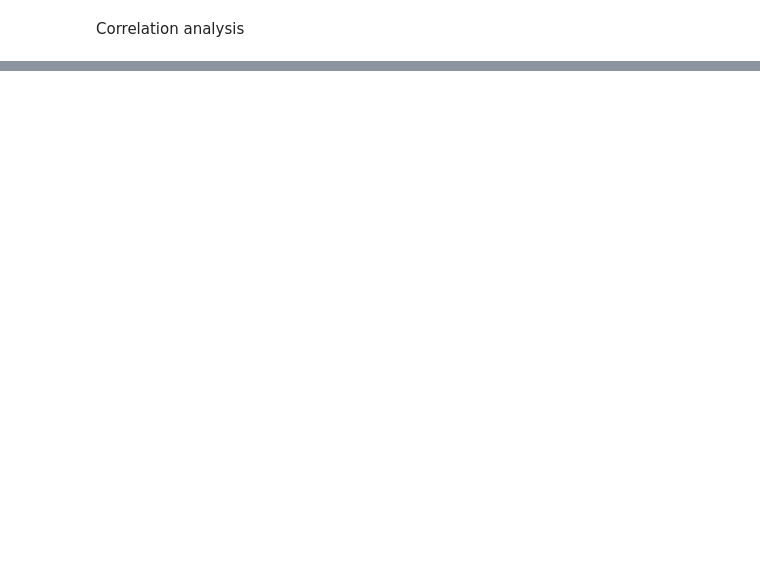
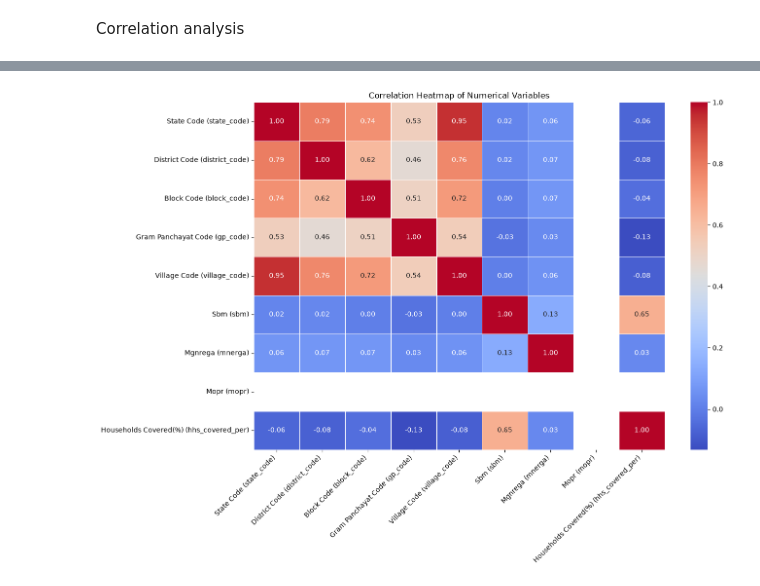
Before and after one commit to reginamary1995-max/Final-Project---Entry-App, a Jupyter notebook: Solid Waste management.ipynb, the cells around one changed output, grey strips where cells are left out. Drawn from its saved outputs; the diff is of its cells as text; code cells hidden in the pictures; blank space fills up the shorter version.

```diff
--- a/Solid Waste management.ipynb
+++ b/Solid Waste management.ipynb
@@ -649,0 +687,24 @@ display(correlation_matrix.round(2))
+# %%
+# Select numerical columns from the original dataset
+numeric_df = df.select_dtypes(include="number")
+
+# Calculate the correlation matrix
+correlation_matrix = numeric_df.corr()
+
+# Plot the heatmap
+plt.figure(figsize=(14, 10))
+sns.heatmap(
+    correlation_matrix,
+    annot=True,
+    cmap="coolwarm",
+    fmt=".2f",
+    linewidths=0.5
+)
+
+plt.title("Correlation Heatmap of Numerical Variables")
+plt.xticks(rotation=45, ha="right")
+plt.yticks(rotation=0)
+plt.tight_layout()
+plt.show()
+# %% [output]
+[figure, added]
```
Also changed, not shown: parts of 30 cells of this notebook.
